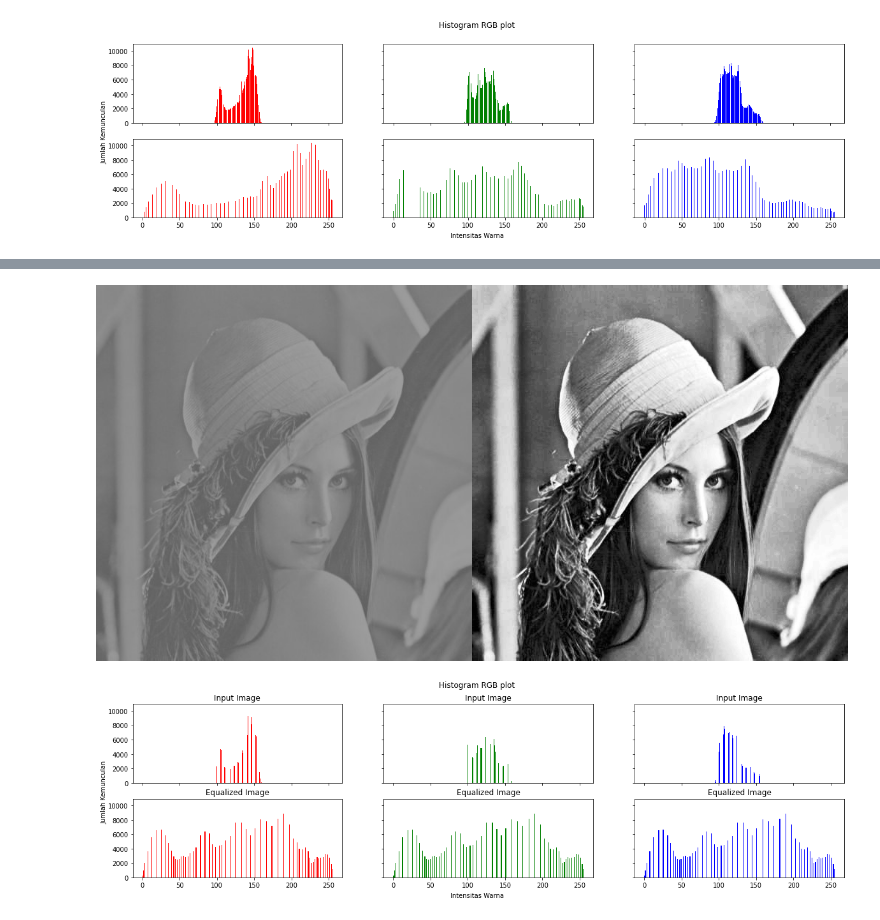
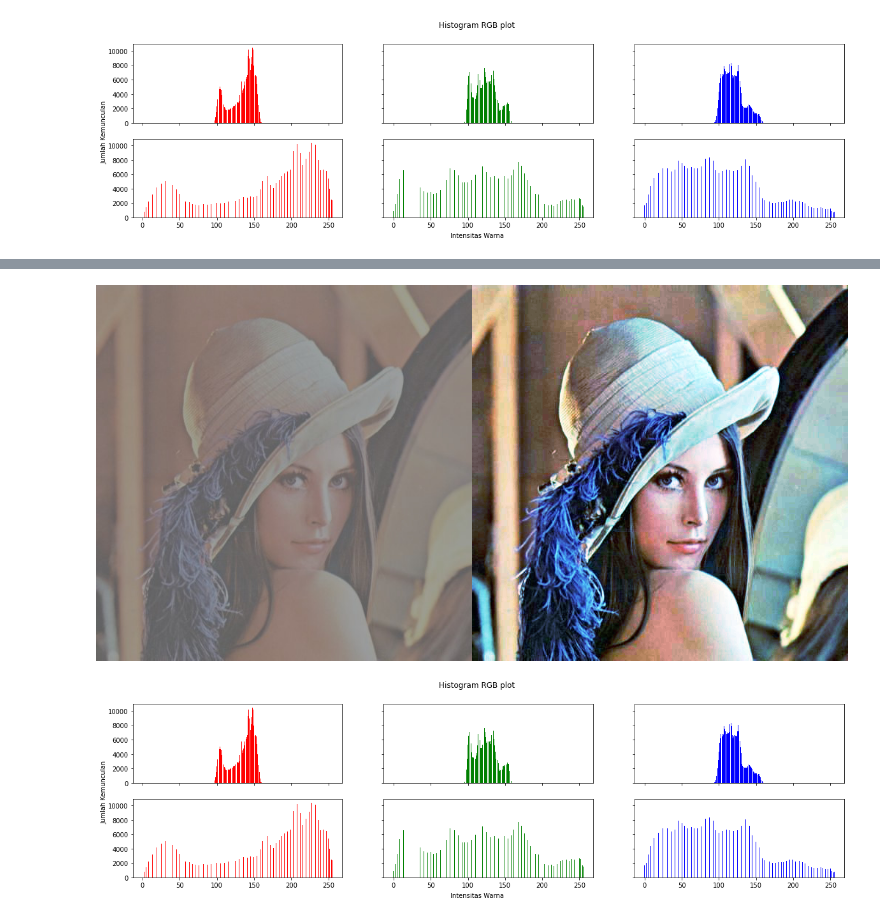
Before and after one commit to raihanhd12/PCVK_Genap_2023, a Jupyter notebook: Minggu 6/Week 6.ipynb, the cells around one changed output, grey strips where cells are left out. Saved outputs shown, nothing was run; the diff lists cells and outputs as text; code cells hidden in the pictures.

```diff
--- a/Minggu 6/Week 6.ipynb
+++ b/Minggu 6/Week 6.ipynb
@@ -170,28 +196,40 @@ plt.show()
 # %%
 # Load input image
 img = cv.imread('/content/drive/MyDrive/Kuliah/Semester 6/PCVK/Images/lena_lc.jpg')
 
-# Convert the image to grayscale
-gray_img = cv.cvtColor(img, cv.COLOR_BGR2GRAY)
+# Mengubah format warna gambar menjadi RGB
+rgb_img = cv.cvtColor(img, cv.COLOR_BGR2RGB)
 
-# Apply histogram equalization using equalizeHist function from cv2
-eq_img = cv.equalizeHist(gray_img)
+# Membagi gambar menjadi tiga saluran warna merah (R), hijau (G), dan biru (B) secara terpisah
+r, g, b = cv.split(rgb_img)
 
-# Display input and equalized image side by side
-final_frame = cv.hconcat((gray_img, eq_img))
+# Melakukan ekualisasi histogram pada setiap channel RGB secara terpisah
+eq_r = cv.equalizeHist(r)
+eq_g = cv.equalizeHist(g)
+eq_b = cv.equalizeHist(b)
+
+# menggabungkan setiap channel menjadi satu gambar.
+eq_rgb_img = cv.merge([eq_r, eq_g, eq_b])
+
+# Citra yang sudah digabungkan tadi dikonversi kembali menjadi format BGR
+eq_bgr_img = cv.cvtColor(eq_rgb_img, cv.COLOR_RGB2BGR)
+
+# Menampilkan gambar masukan dan gambar yang telah di-transformasikan secara berdampingan.
+final_frame = cv.hconcat((img, eq_bgr_img))
 cv2_imshow(final_frame)
 
-# Plot RGB histograms for input and equalized image
+print()
+
+# Membuat plot histogram RGB dari gambar masukan dan gambar yang telah di-transformasikan.
+value = np.arange(256)
 fig, axs = plt.subplots(2, 3, figsize=[20,5], sharex=True, sharey=True)
 fig.suptitle('Histogram RGB plot')
 fig.text(0.09, 0.5, 'Jumlah Kemunculan', va='center', rotation='vertical')
 fig.text(0.5, 0.04, 'Intensitas Warna', ha='center')
 for i in range(3):
-    axs[0,i].hist(img[:,:,2-i].ravel(), bins=256, color=['red', 'green', 'blue'][i])
-    axs[0,i].set_title('Input Image')
-    axs[1,i].hist(eq_img.ravel(), bins=256, color=['red', 'green', 'blue'][i])
-    axs[1,i].set_title('Equalized Image')
+    axs[0,i].bar(value, img_histog[2-i], color=['red', 'green', 'blue'][i])
+    axs[1,i].bar(value, eq_histog[2-i], color=['red', 'green', 'blue'][i])
 plt.show()
 # %% [output]
-[figure, old version]
+[figure, new version]
-[figure, old version]
+[figure, new version]
```
Also changed, not shown: parts of 10 cells of this notebook.
